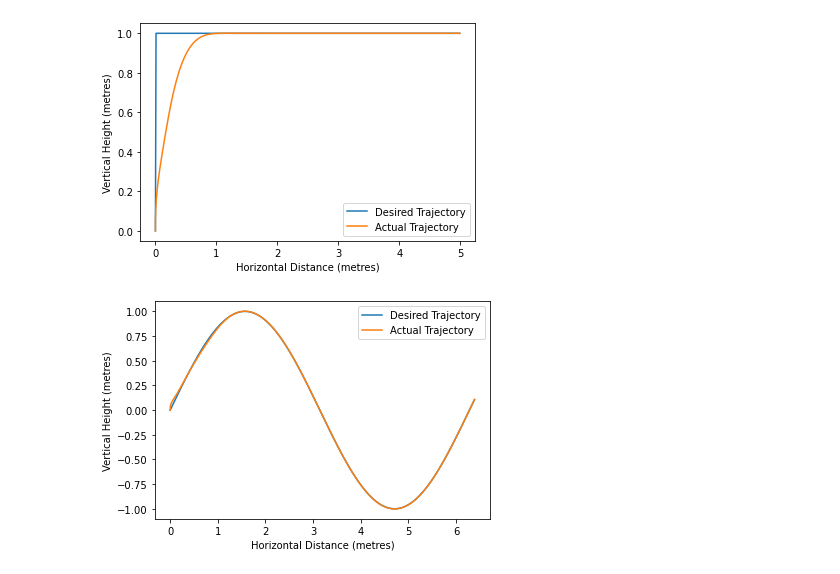
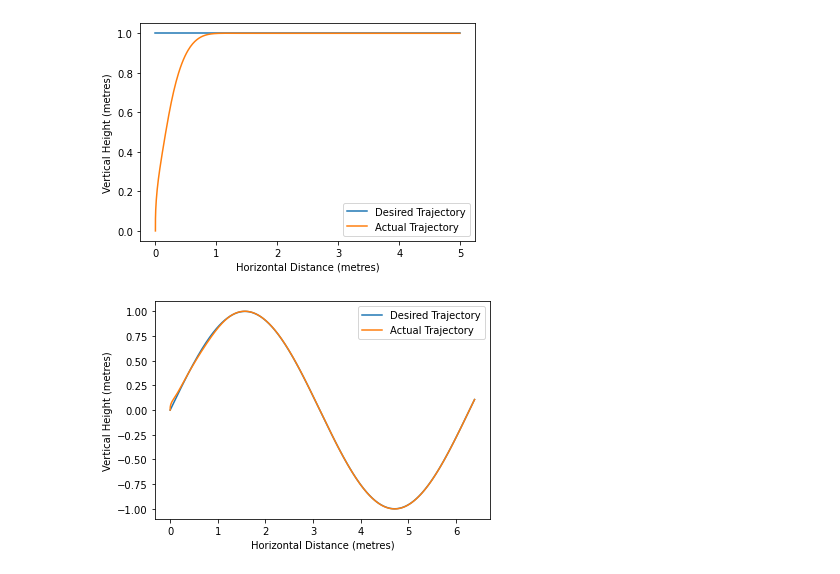
Before and after one commit to yuhao-yang-cy/sci-simulations, a Jupyter notebook: 2D_PDControl.ipynb, the cells around one changed output. Drawn from its saved outputs; the diff is of its cells as text; code cells hidden in the pictures.

```diff
--- a/2D_PDControl.ipynb
+++ b/2D_PDControl.ipynb
@@ -46,44 +46,44 @@ y[0], y_dot[0], y_dotdot[0] = y0, y_dot0, y_dotdot0
 z[0], z_dot[0], z_dotdot[0] = z0, z_dot0, z_dotdot0
 F[0] = mass * g
 
+# feed in coordinates, velocities for desired trajectory
+for i in range(0, n_iter):
+    y_des[i], y_dot_des[i], y_dotdot_des[i] = const_height_traj(i*t_step)[0]
+    z_des[i], z_dot_des[i], z_dotdot_des[i] = const_height_traj(i*t_step)[1]
+
 # error = desired trajectory - actual trajectory
 # the goal is to let the error decrease to zero quickly
 # this allows us to determine the acceleration at any time instant
 for i in range(1, n_iter):
-    # feed in coordinates, velocities for desired trajectory
-    y_des[i], y_dot_des[i], y_dotdot_des[i] = const_height_traj(i*t_step)[0]
-    z_des[i], z_dot_des[i], z_dotdot_des[i] = const_height_traj(i*t_step)[1]
-
-
     # equations of motion for quadrotor in y, z and phi
     y_dotdot[i] = -F[i-1]/mass * np.sin(phi[i-1])
     z_dotdot[i] = F[i-1]/mass * np.cos(phi[i-1]) - g
     phi_dotdot[i] = tau[i-1] / Ixx
 
     # estimate actual trajectory using difference method
     y[i] = y[i-1] + y_dot[i-1] * t_step
     y_dot[i] = y_dot[i-1] + y_dotdot[i-1] * t_step
     z[i] = z[i-1] + z_dot[i-1] * t_step
     z_dot[i] = z_dot[i-1] + z_dotdot[i-1] * t_step
     phi[i] = phi[i-1] + phi_dot[i-1] * t_step
     phi_dot[i] = phi_dot[i-1] + phi_dotdot[i-1] * t_step
 
     # compute the required output from PD controller
     phi_des[i] = - (y_dotdot_des[i] + Kd_y * (y_dot_des[i] - y_dot[i]) + Kp_y * (y_des[i] - y[i])) / g
     F[i] = mass * (g + z_dotdot_des[i] + Kd_z * (z_dot_des[i] - z_dot[i]) + Kp_z * (z_des[i] - z[i]) )
     tau[i] = Ixx * (-Kd_phi * phi_dot[i] + Kp_phi * (phi_des[i] - phi[i]))
 
 fig, ax = plt.subplots()
 
 line1 = ax.plot(y_des, z_des, label='Desired Trajectory')
 line2 = ax.plot(y, z, label='Actual Trajectory')
 
 ax.legend()
 plt.ylabel('Vertical Height (metres)')
 plt.xlabel('Horizontal Distance (metres)')
 plt.show()
 # %% [output]
-[figure, old version]
+[figure, new version]
 # %%
 # simulation: fly along a sinusoidal path
 def sine_traj(t):
```
Also changed, not shown: parts of 4 cells of this notebook.
